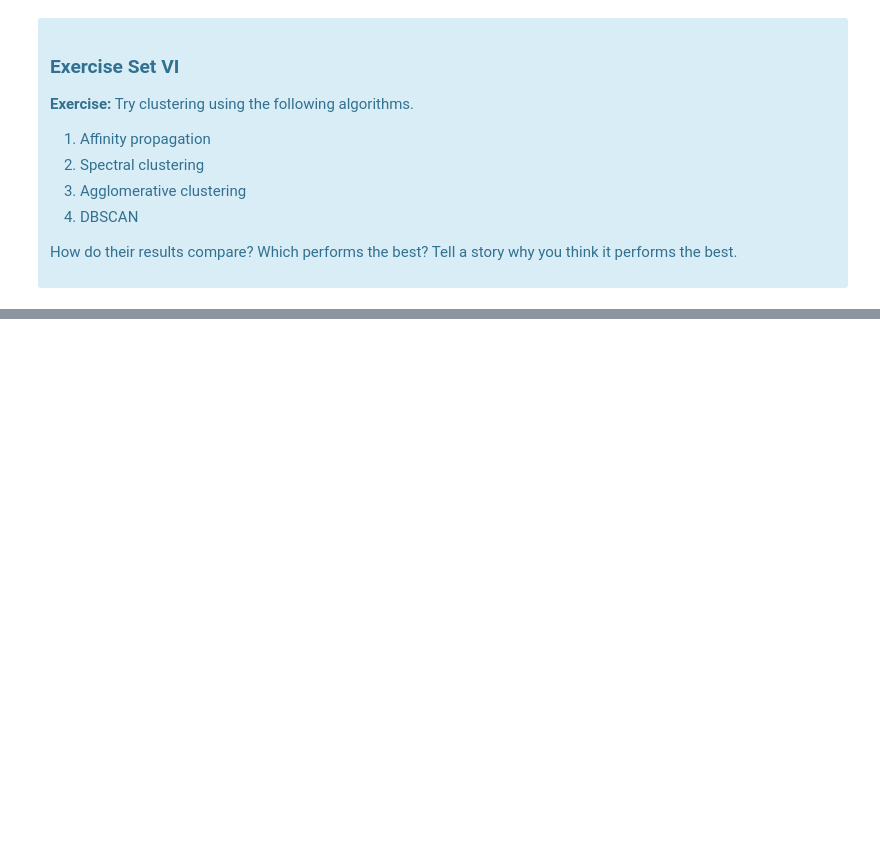
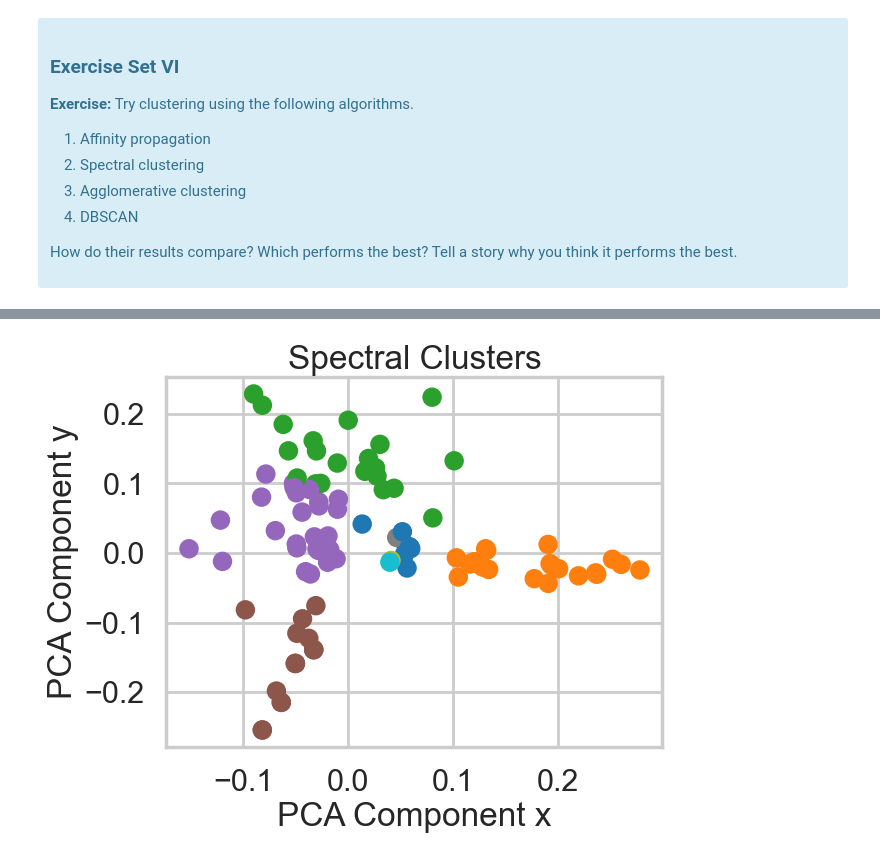
Before and after one commit to MsEM11/Clustering-Case-Study, a Jupyter notebook: Clustering Case Study - Customer Segmentation with K-Means - Tier 3.ipynb, the cells around one changed output, grey strips where cells are left out. Saved outputs shown, nothing was run; the diff lists cells and outputs as text; code cells hidden in the pictures; blank space fills up the shorter version.

```diff
--- a/Clustering Case Study - Customer Segmentation with K-Means - Tier 3.ipynb
+++ b/Clustering Case Study - Customer Segmentation with K-Means - Tier 3.ipynb
@@ -540,0 +551,7 @@ affin.fit()
+# %%
+# Next, Spectral clustering
+from sklearn.cluster import SpectralClustering
+spec = SpectralClustering(random_state=42)
+create_graph(spec,"Spectral")
+# %% [output]
+[figure, added]
```
Also changed, not shown: parts of 7 cells of this notebook.
